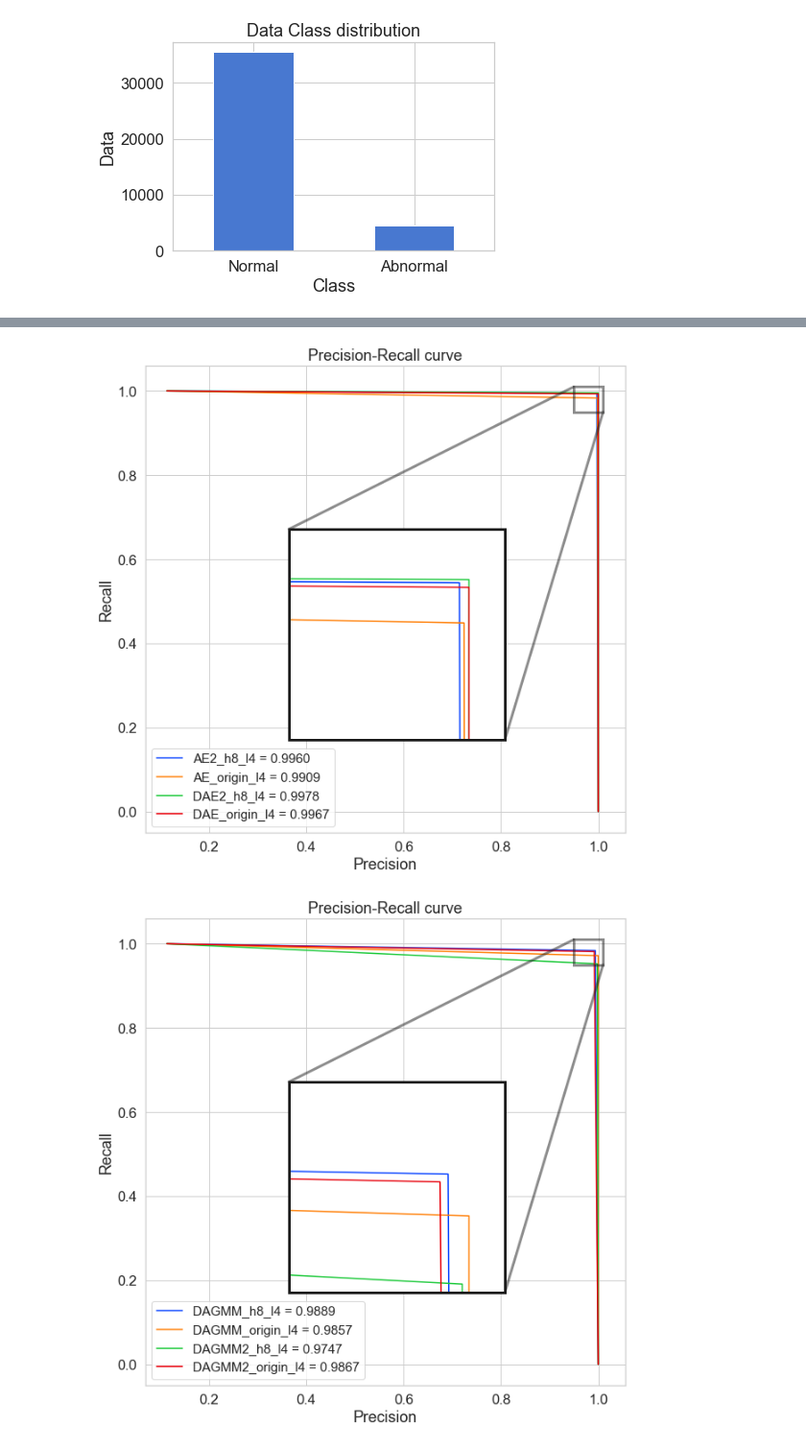
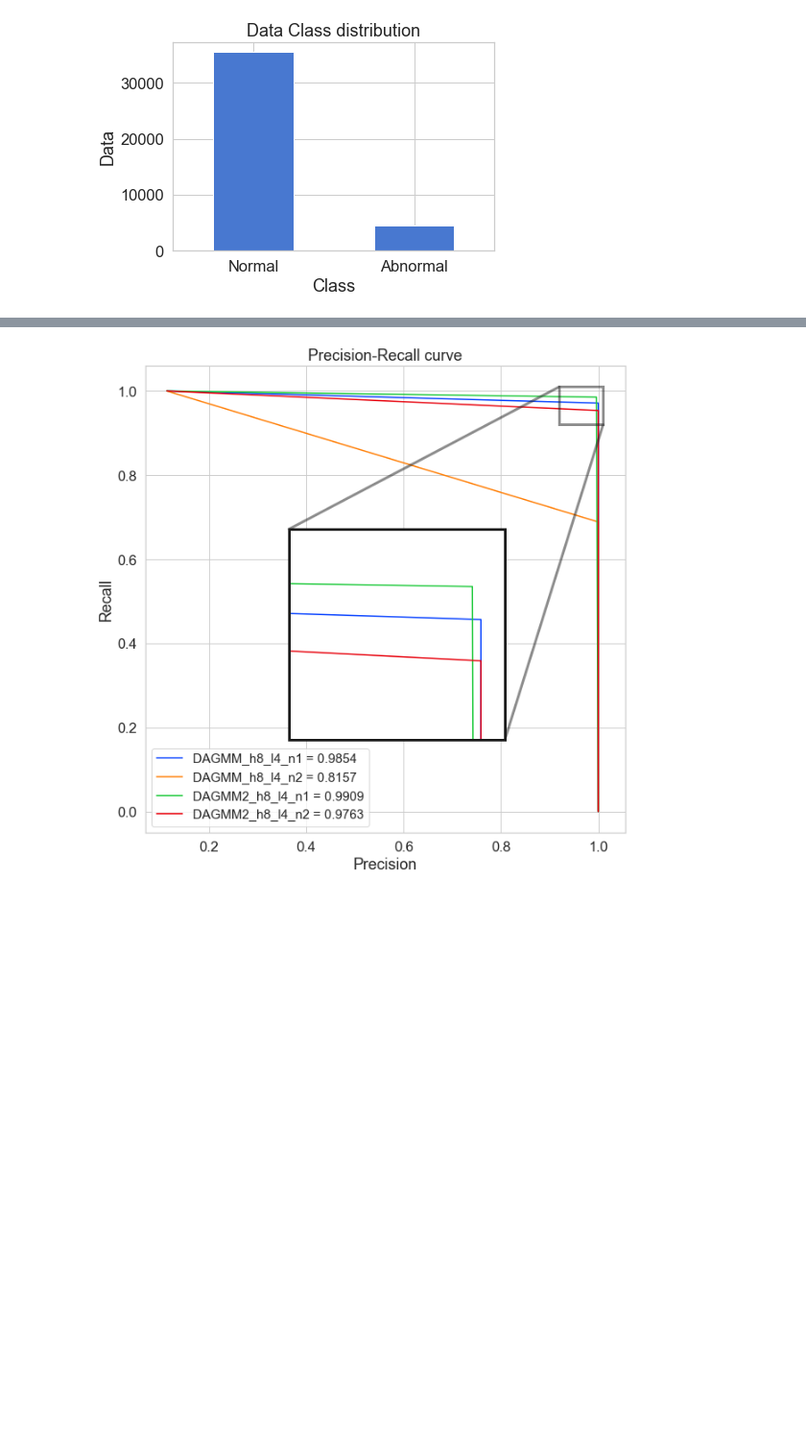
Before and after one commit to 98uranus/Autoencoder, a Jupyter notebook: Performance_graph2.ipynb, the cells around one changed output, grey strips where cells are left out. Shown at 96% size. Drawn from its saved outputs; the diff is of its cells as text; code cells hidden in the pictures; blank space fills up the shorter version.

```diff
--- a/Performance_graph2.ipynb
+++ b/Performance_graph2.ipynb
@@ -105,7 +105,7 @@ data3['Psi'] = r2d * data3['Psi']
 [figure]
 [figure]
 # %%
-X_train, X_test = train_test_split(data3, test_size=0.5, random_state=RANDOM_SEED)
+X_train, X_test = train_test_split(data2, test_size=0.5, random_state=RANDOM_SEED)
 X_train = X_train[X_train.Class == 0]
 y_train = X_train['Class']
 X_train = pd.DataFrame(X_train)
@@ -354,7 +378,7 @@ def GMM_Rate_Select2(GMM_model, Model_Names2, rate):
         plt.ylabel('True class')
 # %%
 # DAGMM
-rate = list(np.arange(9,12,0.2))
+rate = list(np.arange(7,12,0.2))
 Model_Names2 = ["DAGMM_h8_l4_n1","DAGMM_h8_l4_n2","DAGMM2_h8_l4_n1","DAGMM2_h8_l4_n2"]
 DA_models = ["DAGMM_AE_h8_l4","DAGMM_AE_h8_l4","DAGMM_AE2_h8_l4","DAGMM_AE2_h8_l4"]
 GMM_models = ["DAGMM_GMM_h8_l4_n1.pkl","DAGMM_GMM_h8_l4_n2.pkl","DAGMM_GMM2_h8_l4_n1.pkl","DAGMM_GMM2_h8_l4_n2.pkl"]
@@ -381,27 +452,27 @@ GMM_Rate_Select(GMM_model, Model_Names2[3], rate)
 # %%
 # Autoencoder
-Model_Names1 = ["AE2_h8_l4", "AE_origin_l4", "DAE2_h8_l4", "DAE_origin_l4"]
-AE_models = ["AE2_h8_l4", "AE_origin_l4", "DAE2_h8_l4", "DAE_origin_l4"]
-AE_model = {}
-for key in list(AE_model.keys()):
-    name = Model_Names1
-    AE_model[name] = AE_model.pop(key)
+# Model_Names1 = ["AE2_h8_l4", "AE_origin_l4", "DAE2_h8_l4", "DAE_origin_l4"]
+# AE_models = ["AE2_h8_l4", "AE_origin_l4", "DAE2_h8_l4", "DAE_origin_l4"]
+# AE_model = {}
+# for key in list(AE_model.keys()):
+#     name = Model_Names1
+#     AE_model[name] = AE_model.pop(key)
 
-for i in AE_models:
-    AE_model[i] = calculate_result(i)
+# for i in AE_models:
+#     AE_model[i] = calculate_result(i)
 
-results_plot(AE_model, Model_Names1)
-plt.show();
+# results_plot(AE_model, Model_Names1)
+# plt.show();
 
 # print(AE_model)
 # print(AE_model[Model_Names[0]][0]['fpr'])
 # Model_Names의 첫번째 모델의 데이터 : AE_model[Model_Names[0]]
 
 # DAGMM
-rate = list(np.arange(9,12,0.2))
-Model_Names2 = ["DAGMM_h8_l4","DAGMM_origin_l4","DAGMM2_h8_l4","DAGMM2_origin_l4"]
-DA_models = ["DAGMM_AE_h8_l4","DAGMM_AE_origin_l4","DAGMM_AE2_h8_l4","DAGMM_AE2_origin_l4"]
-GMM_models = ["DAGMM_GMM_h8_l4_n1.pkl","DAGMM_GMM_origin_l4_n1.pkl","DAGMM_GMM2_h8_l4_n1.pkl","DAGMM_GMM2_origin_l4_n1.pkl"]
+rate = list(np.arange(7,12,0.2))
+Model_Names2 = ["DAGMM_h8_l4_n1","DAGMM_h8_l4_n2","DAGMM2_h8_l4_n1","DAGMM2_h8_l4_n2"]
+DA_models = ["DAGMM_AE_h8_l4","DAGMM_AE_h8_l4","DAGMM_AE2_h8_l4","DAGMM_AE2_h8_l4"]
+GMM_models = ["DAGMM_GMM_h8_l4_n1.pkl","DAGMM_GMM_h8_l4_n2.pkl","DAGMM_GMM2_h8_l4_n1.pkl","DAGMM_GMM2_h8_l4_n2.pkl"]
 GMM_model = {}
 for key in list(GMM_model.keys()):
     name = Model_Names2
@@ -418,6 +489,6 @@ plt.show();
 # print(GMM_model[Model_Names[0]][0][rate[0]][0]['fpr'])
 # Model_Names의 첫번째 모델의 데이터 : GMM_model[Model_Names[0]]
 
-results_plot3(AE_model, GMM_model, Model_Names1, Model_Names2, rate)
-plt.show();
+# results_plot3(AE_model, GMM_model, Model_Names1, Model_Names2, rate)
+# plt.show();
 # %% [output]
@@ -432,2 +495 @@ plt.show();
-[figure, old version]
+[figure, new version]
-[figure, removed]
```
Also changed, not shown: parts of 5 cells of this notebook, 2 other files.
